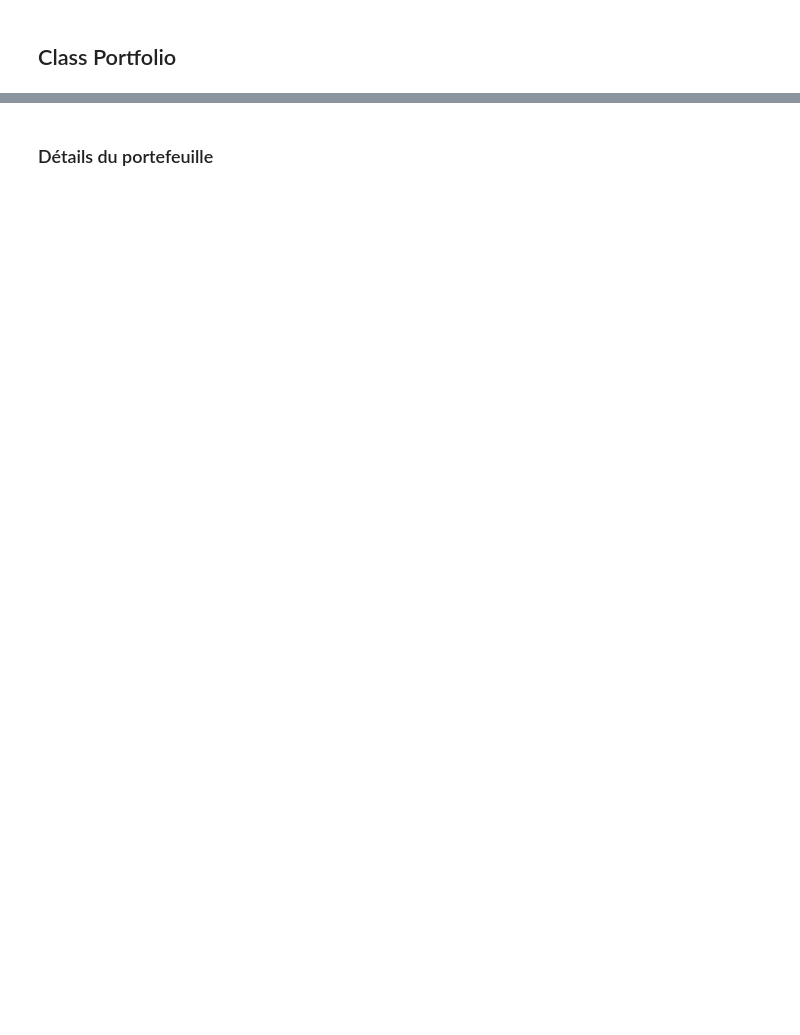
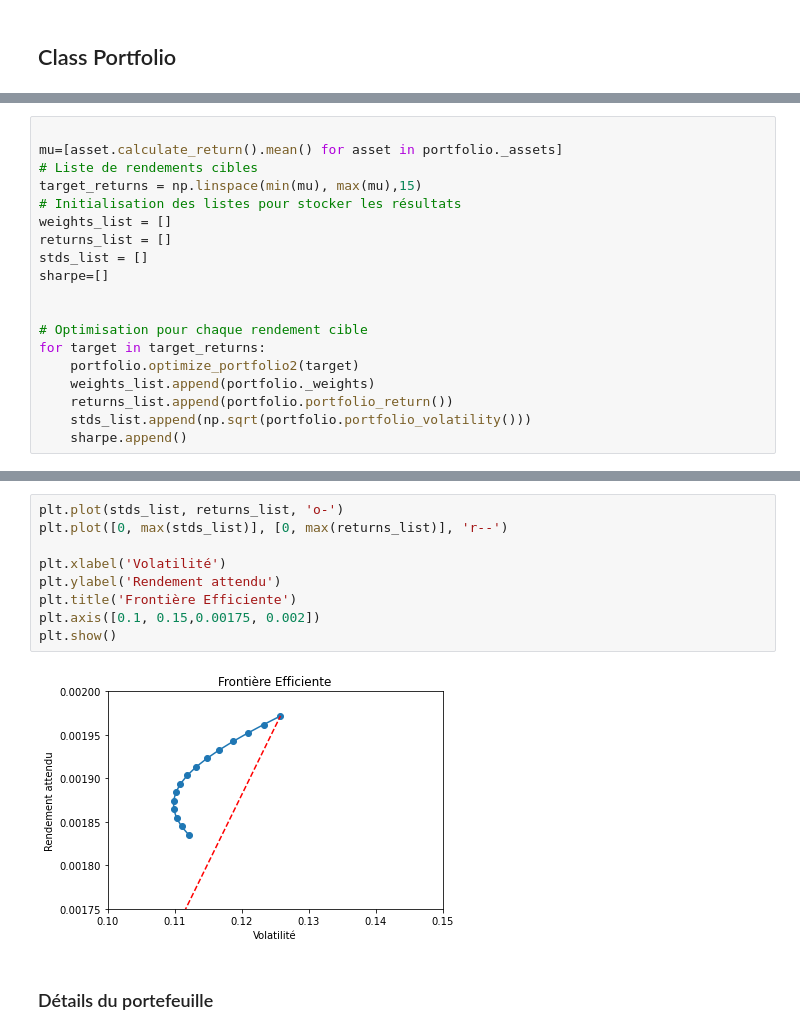
Before and after one commit to TariKS00/Portfolio-optimization, a Jupyter notebook: Asset.ipynb, the cells around one changed output, grey strips where cells are left out. Drawn from its saved outputs; the diff is of its cells as text; blank space fills up the shorter version.

```diff
--- a/Asset.ipynb
+++ b/Asset.ipynb
@@ -163,0 +219,19 @@ class Portfolio():
+# %%
+
+mu=[asset.calculate_return().mean() for asset in portfolio._assets]
+# Liste de rendements cibles
+target_returns = np.linspace(min(mu), max(mu),15)
+# Initialisation des listes pour stocker les résultats
+weights_list = []
+returns_list = []
+stds_list = []
+sharpe=[]
+
+
+# Optimisation pour chaque rendement cible
+for target in target_returns:
+    portfolio.optimize_portfolio2(target)
+    weights_list.append(portfolio._weights)
+    returns_list.append(portfolio.portfolio_return())
+    stds_list.append(np.sqrt(portfolio.portfolio_volatility()))
+    sharpe.append()
@@ -164,3 +256,14 @@ class Portfolio():
+# %%
+plt.plot(stds_list, returns_list, 'o-')
+plt.plot([0, max(stds_list)], [0, max(returns_list)], 'r--')
+
+plt.xlabel('Volatilité')
+plt.ylabel('Rendement attendu')
+plt.title('Frontière Efficiente')
+plt.axis([0.1, 0.15,0.00175, 0.002])
+plt.show()
+# %% [output]
+[figure, added]
 # %% [markdown]
 ### Détails du portefeuille
 # %%
```
Also changed, not shown: parts of 20 cells of this notebook.
